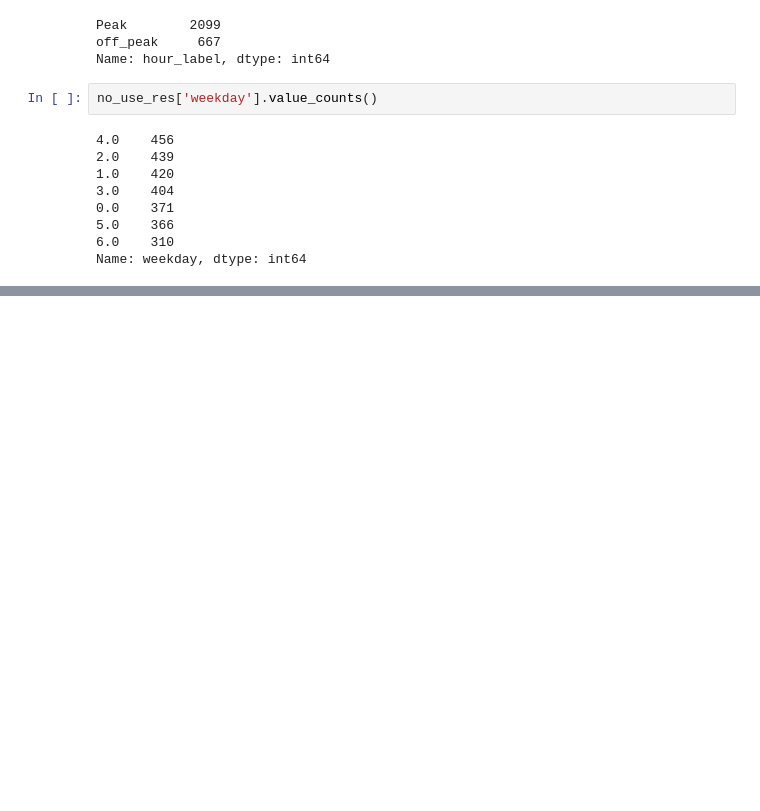
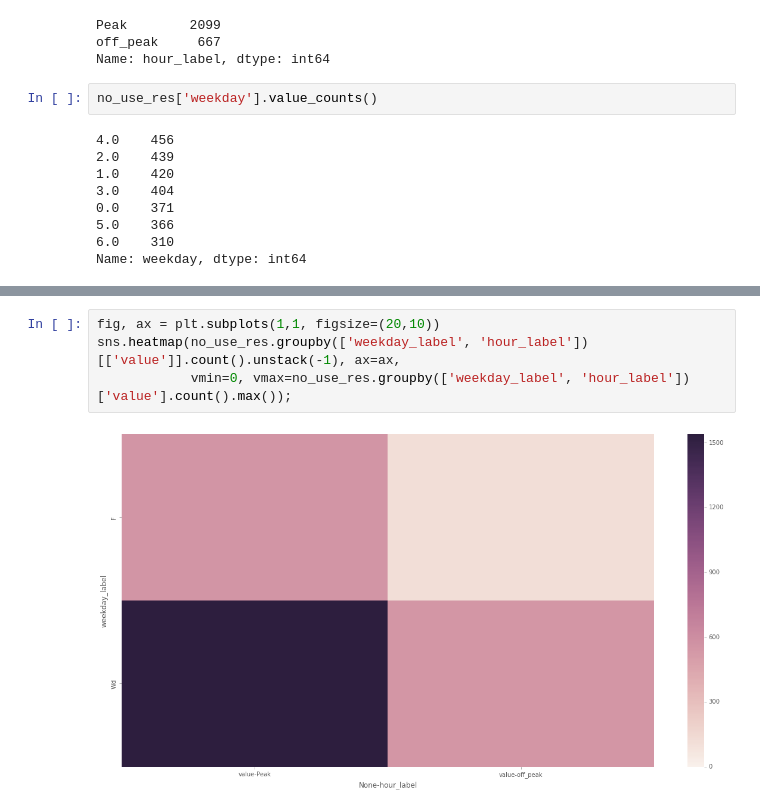
Before and after one commit to NonoMalpi/Secondary_band, a Jupyter notebook: Secondary reserve up utilisation.ipynb, the cells around one changed output, grey strips where cells are left out. Drawn from its saved outputs; the diff is of its cells as text; blank space fills up the shorter version.

```diff
--- a/Secondary reserve up utilisation.ipynb
+++ b/Secondary reserve up utilisation.ipynb
@@ -89,0 +103,6 @@ Name: weekday, dtype: int64
+# %%
+fig, ax = plt.subplots(1,1, figsize=(20,10))
+sns.heatmap(no_use_res.groupby(['weekday_label', 'hour_label'])[['value']].count().unstack(-1), ax=ax,
+            vmin=0, vmax=no_use_res.groupby(['weekday_label', 'hour_label'])['value'].count().max());
+# %% [output]
+[figure, added]
```
Also changed, not shown: parts of 4 cells of this notebook.
